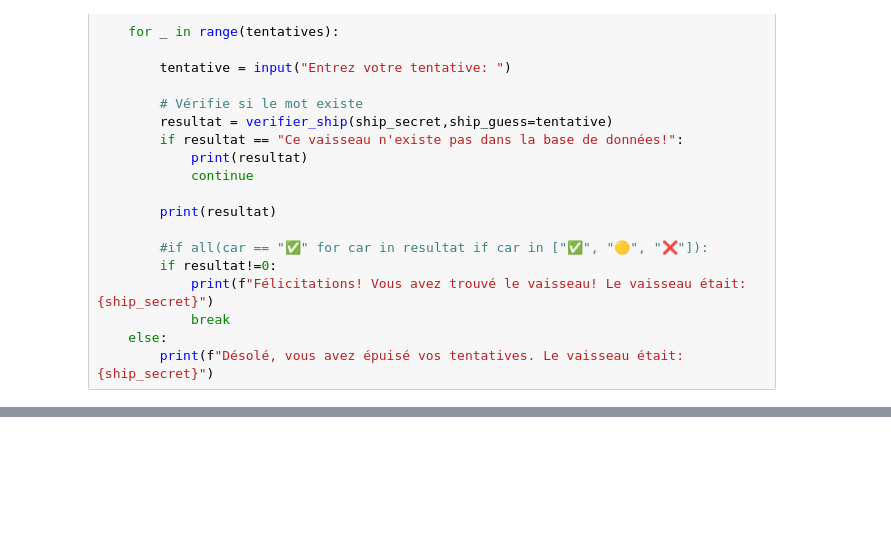
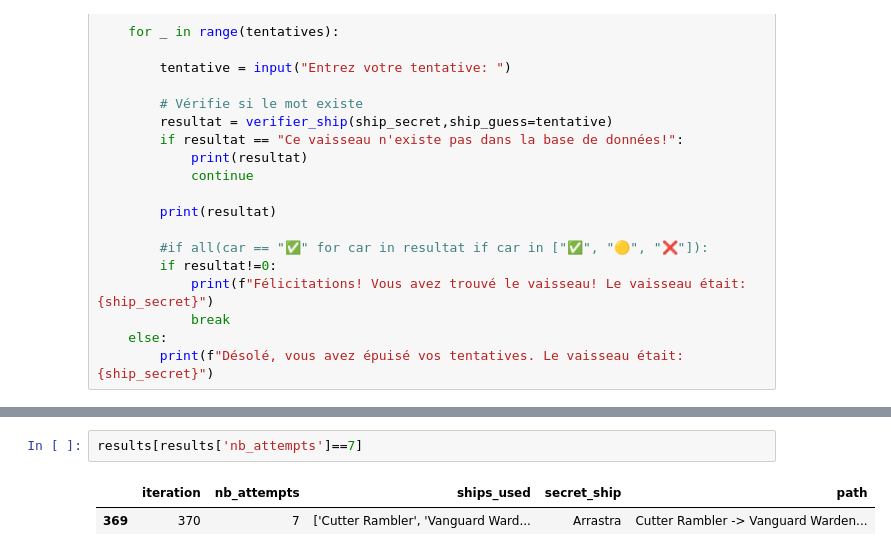
Before and after one commit to CharlesElie-AzaisdeVergeron/Stardle_Data_Base, a Jupyter notebook: 2eme Partie/Stardle2.ipynb, the cells around one changed output, grey strips where cells are left out. Cells and saved outputs as stored; diff of their text form; blank space fills up the shorter version.

```diff
--- a/2eme Partie/Stardle2.ipynb
+++ b/2eme Partie/Stardle2.ipynb
@@ -698,0 +514,5 @@ plt.show()
+# %%
+results[results['nb_attempts']==7]
+# %% [output]
+|  | iteration | nb_attempts | ships_used | secret_ship | path |
+| 369 | 370 | 7 | ['Cutter Rambler', 'Vanguard Ward... | Arrastra | Cutter Rambler -> Vanguard Warden... |
```
Also changed, not shown: parts of 13 cells of this notebook, 2 other files.
